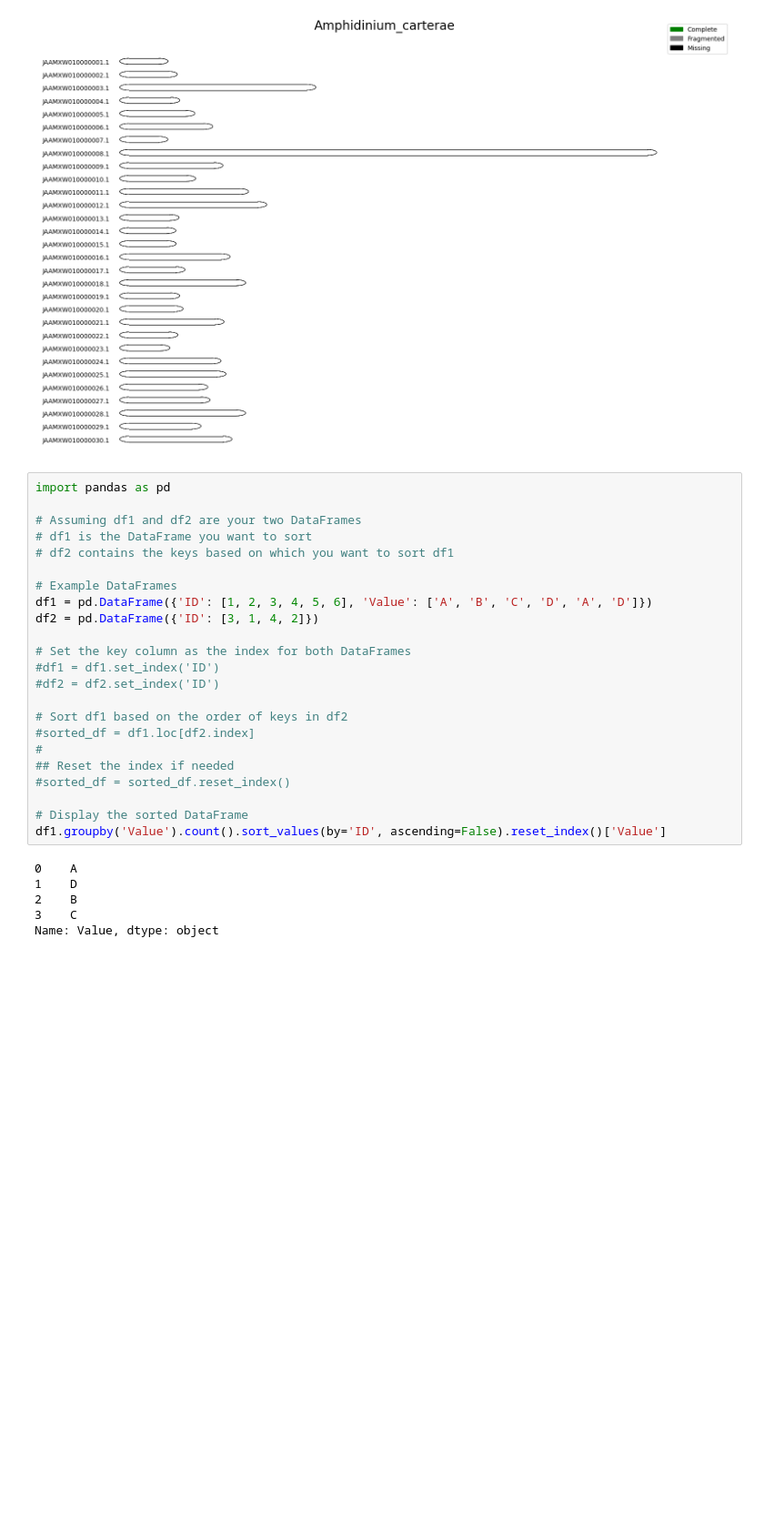
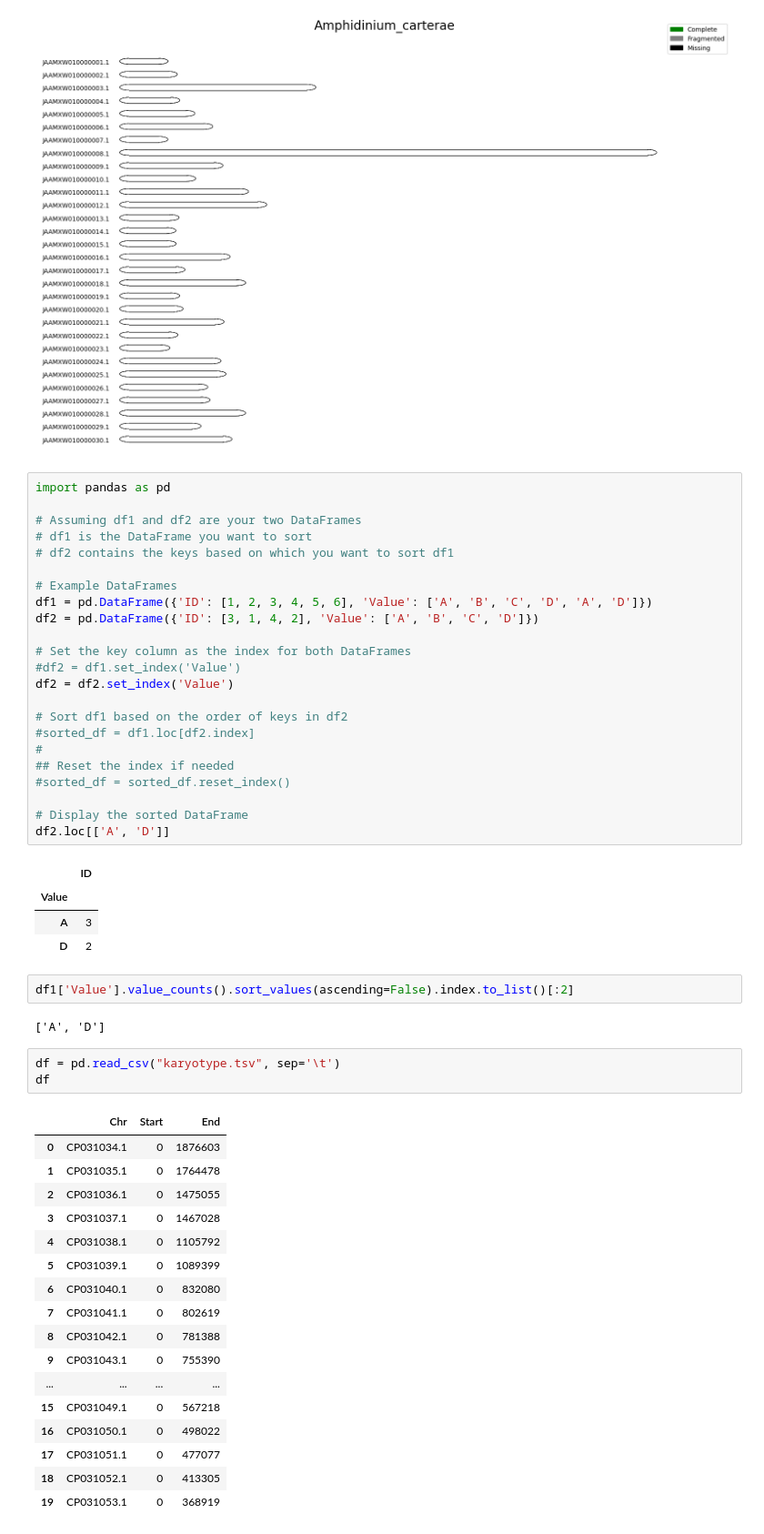
Before and after one commit to lorenzo-arcioni/BUSCO-Plot-Py, a Jupyter notebook: src/test.ipynb, the cells around one changed output. Shown at 91% size. Drawn from its saved outputs; the diff is of its cells as text; blank space fills up the shorter version.

```diff
--- a/src/test.ipynb
+++ b/src/test.ipynb
@@ -182,11 +182,11 @@ import pandas as pd
 
 # Example DataFrames
 df1 = pd.DataFrame({'ID': [1, 2, 3, 4, 5, 6], 'Value': ['A', 'B', 'C', 'D', 'A', 'D']})
-df2 = pd.DataFrame({'ID': [3, 1, 4, 2]})
+df2 = pd.DataFrame({'ID': [3, 1, 4, 2], 'Value': ['A', 'B', 'C', 'D']})
 
 # Set the key column as the index for both DataFrames
-#df1 = df1.set_index('ID')
-#df2 = df2.set_index('ID')
+#df2 = df1.set_index('Value')
+df2 = df2.set_index('Value')
 
 # Sort df1 based on the order of keys in df2
 #sorted_df = df1.loc[df2.index]
@@ -195,10 +195,34 @@ df2 = pd.DataFrame({'ID': [3, 1, 4, 2]})
 #sorted_df = sorted_df.reset_index()
 
 # Display the sorted DataFrame
-df1.groupby('Value').count().sort_values(by='ID', ascending=False).reset_index()['Value']
+df2.loc[['A', 'D']]
 # %% [output]
-0    A
-1    D
-2    B
-3    C
-Name: Value, dtype: object
+|  | ID |
+| Value |  |
+| A | 3 |
+| D | 2 |
+# %%
+df1['Value'].value_counts().sort_values(ascending=False).index.to_list()[:2]
+# %% [output]
+['A', 'D']
+# %%
+df = pd.read_csv("karyotype.tsv", sep='\t')
+df
+# %% [output]
+|  | Chr | Start | End |
+| 0 | CP031034.1 | 0 | 1876603 |
+| 1 | CP031035.1 | 0 | 1764478 |
+| 2 | CP031036.1 | 0 | 1475055 |
+| 3 | CP031037.1 | 0 | 1467028 |
+| 4 | CP031038.1 | 0 | 1105792 |
+| 5 | CP031039.1 | 0 | 1089399 |
+| 6 | CP031040.1 | 0 | 832080 |
+| 7 | CP031041.1 | 0 | 802619 |
+| 8 | CP031042.1 | 0 | 781388 |
+| 9 | CP031043.1 | 0 | 755390 |
+| ... | ... | ... | ... |
+| 15 | CP031049.1 | 0 | 567218 |
+| 16 | CP031050.1 | 0 | 498022 |
+| 17 | CP031051.1 | 0 | 477077 |
+| 18 | CP031052.1 | 0 | 413305 |
+| 19 | CP031053.1 | 0 | 368919 |
```
Also changed, not shown: parts of 3 cells of this notebook, 11 other files.
